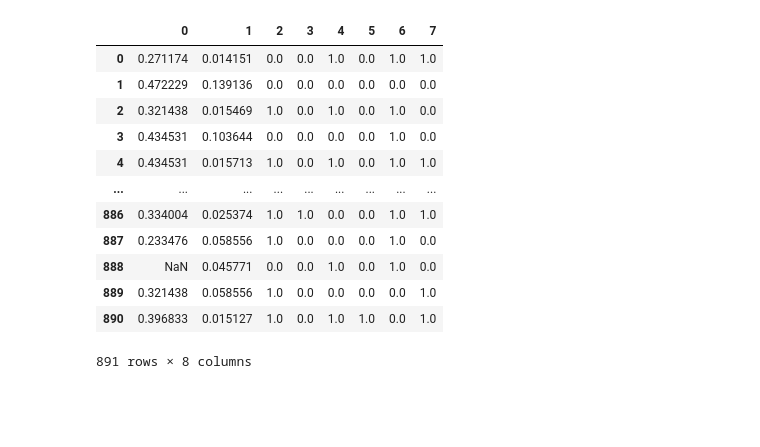
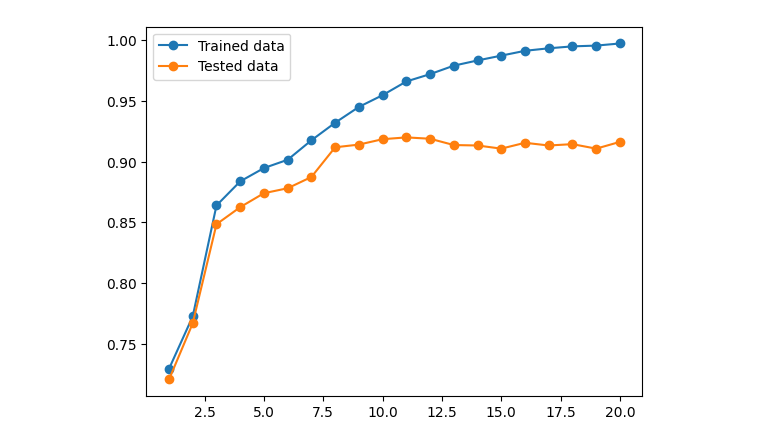
Before and after one commit to UnnatiUmesh/Machine_Learning, a Jupyter notebook: chapter_appendix-tools-for-deep-learning/jupyter.ipynb, the cells around one changed output. Drawn from its saved outputs; the diff is of its cells as text; code cells hidden in the pictures; blank space fills up the shorter version.

```diff
--- a/chapter_appendix-tools-for-deep-learning/jupyter.ipynb
+++ b/chapter_appendix-tools-for-deep-learning/jupyter.ipynb
@@ -285,0 +162,21 @@ y=df_titanic['Survived']
+# %%
+X_train,X_test,y_train,y_test=train_test_split(X,y,test_size=0.3,random_state=42)
+# %%
+train_score,test_score=[],[]
+# %%
+values=[i for i in range(1,21)]
+# %%
+for i in values:
+  model=DecisionTreeClassifier(max_depth=i)
+  model.fit(X_train,y_train)
+
+  train_yhat=model.predict(X_train)
+  test_yhat=model.predict(X_test)
+
+  train_acc=accuracy_score(y_train,train_yhat)
+  test_acc=accuracy_score(y_test,test_yhat)
+
+  train_score.append(train_acc)
+  test_score.append(test_acc)
+
+  print(f"Depth: {i}, Train Accuracy: {train_acc:.3f}, Test Accuracy: {test_acc:.3f}")
@@ -286 +204,8 @@ y=df_titanic['Survived']
+# %%
+plt.plot(values,train_score,'-o',label='Trained data')
+plt.plot(values,test_score,'-o',label='Tested data')
+plt.legend()
+plt.show()
+# %% [output]
+[figure, added]
 # %%
@@ -291,17 +212,0 @@ transform_SS=StandardScaler()
-# %%
-df_MM=tranform_MM.fit_transform(x)
-pd.DataFrame(df_MM)
-# %% [output]
-|  | 0 | 1 | 2 | 3 | 4 | 5 | 6 | 7 |
-| 0 | 0.271174 | 0.014151 | 0.0 | 0.0 | 1.0 | 0.0 | 1.0 | 1.0 |
-| 1 | 0.472229 | 0.139136 | 0.0 | 0.0 | 0.0 | 0.0 | 0.0 | 0.0 |
-| 2 | 0.321438 | 0.015469 | 1.0 | 0.0 | 1.0 | 0.0 | 1.0 | 0.0 |
-| 3 | 0.434531 | 0.103644 | 0.0 | 0.0 | 0.0 | 0.0 | 1.0 | 0.0 |
-| 4 | 0.434531 | 0.015713 | 1.0 | 0.0 | 1.0 | 0.0 | 1.0 | 1.0 |
-| ... | ... | ... | ... | ... | ... | ... | ... | ... |
-| 886 | 0.334004 | 0.025374 | 1.0 | 1.0 | 0.0 | 0.0 | 1.0 | 1.0 |
-| 887 | 0.233476 | 0.058556 | 1.0 | 0.0 | 0.0 | 0.0 | 1.0 | 0.0 |
-| 888 | NaN | 0.045771 | 0.0 | 0.0 | 1.0 | 0.0 | 1.0 | 0.0 |
-| 889 | 0.321438 | 0.058556 | 1.0 | 0.0 | 0.0 | 0.0 | 0.0 | 1.0 |
-| 890 | 0.396833 | 0.015127 | 1.0 | 0.0 | 1.0 | 1.0 | 0.0 | 1.0 |
-891 rows × 8 columns
```
Also changed, not shown: parts of 23 cells of this notebook.
